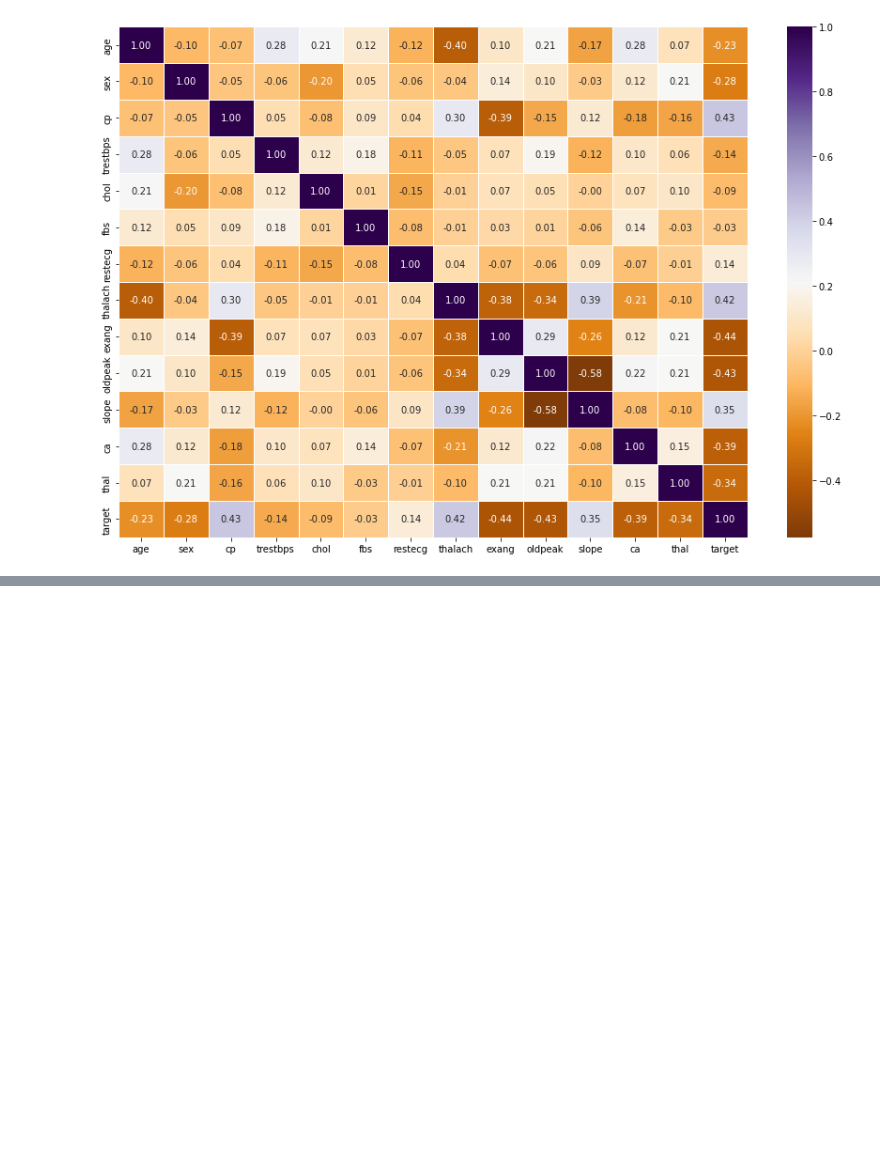
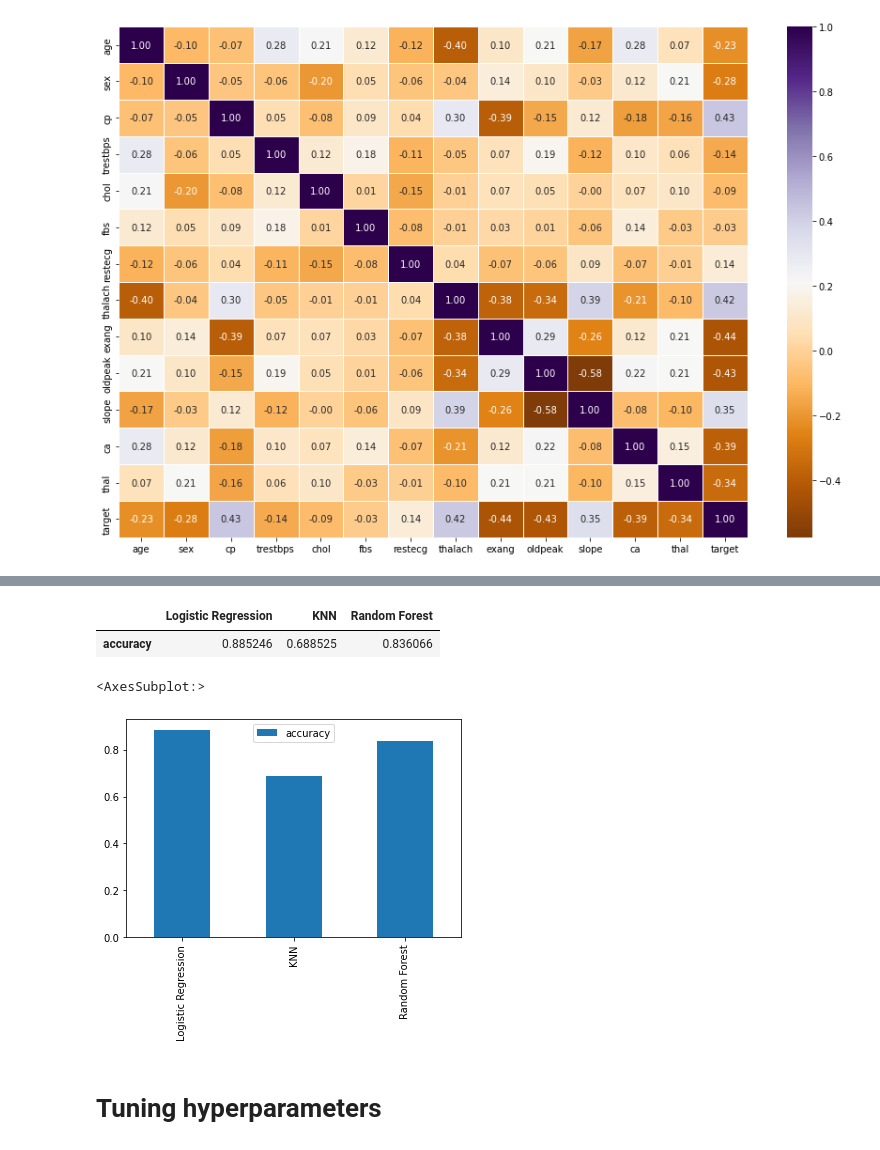
Before and after one commit to okind/DataScience, a Jupyter notebook: Projects/Heart_Disease_Classification_problem.ipynb, the cells around one changed output, grey strips where cells are left out. Saved outputs shown, nothing was run; the diff lists cells and outputs as text; code cells hidden in the pictures; blank space fills up the shorter version.

Commit message:
finished classification problem

```diff
--- a/Projects/Heart_Disease_Classification_problem.ipynb
+++ b/Projects/Heart_Disease_Classification_problem.ipynb
@@ -293,0 +296,4 @@ ax = sns.heatmap(correlation_matrix, annot=True, linewidths=0.5, fmt=".2f", cmap
+# %%
+# Split data into X and Y
+X = df.drop("target", axis=1)
+X
@@ -293,0 +314,3 @@ ax = sns.heatmap(correlation_matrix, annot=True, linewidths=0.5, fmt=".2f", cmap
+# %%
+y = df["target"]
+y
@@ -293,0 +330,25 @@ ax = sns.heatmap(correlation_matrix, annot=True, linewidths=0.5, fmt=".2f", cmap
+# %%
+# Split data into train and test sets
+np.random.seed(42)
+X_train, X_test, y_train, y_test = train_test_split(X, y, test_size=0.2)
+
+# Logistic Regression
+# K-Neighbors classifier
+# RandomForest Classifier
+
+models = {"Logistic Regression" : LogisticRegression(),
+           "KNN" : KNeighborsClassifier(),
+           "Random Forest" : RandomForestClassifier()}
+
+def fit_and_score(models, X_train, X_test, y_train, y_test):
+    np.random.seed(42)
+    model_scores = {}
+    for name, model in models.items():
+        # Fit the model
+        model.fit(X_train, y_train)
+        # Evaluate the model
+        model_scores[name]=model.score(X_test, y_test)
+    return model_scores
+
+model_scores = fit_and_score(models=models, X_train=X_train, X_test=X_test, y_train=y_train, y_test=y_test)
+model_scores
@@ -293,0 +363,15 @@ ax = sns.heatmap(correlation_matrix, annot=True, linewidths=0.5, fmt=".2f", cmap
+# %%
+model_compare = pd.DataFrame(model_scores, index=["accuracy"])
+model_compare
+# %% [output]
+|  | Logistic Regression | KNN | Random Forest |
+| accuracy | 0.885246 | 0.688525 | 0.836066 |
+# %%
+# The best model in terms of its accuracy for our problem is Logistic Regresion,
+# Logistic Regression is our baseline model.
+model_compare.T.plot.bar()
+# %% [output]
+<AxesSubplot:>
+[figure, added]
+# %% [markdown]
+# Tuning hyperparameters
```
Also changed, not shown: parts of 30 cells of this notebook.
